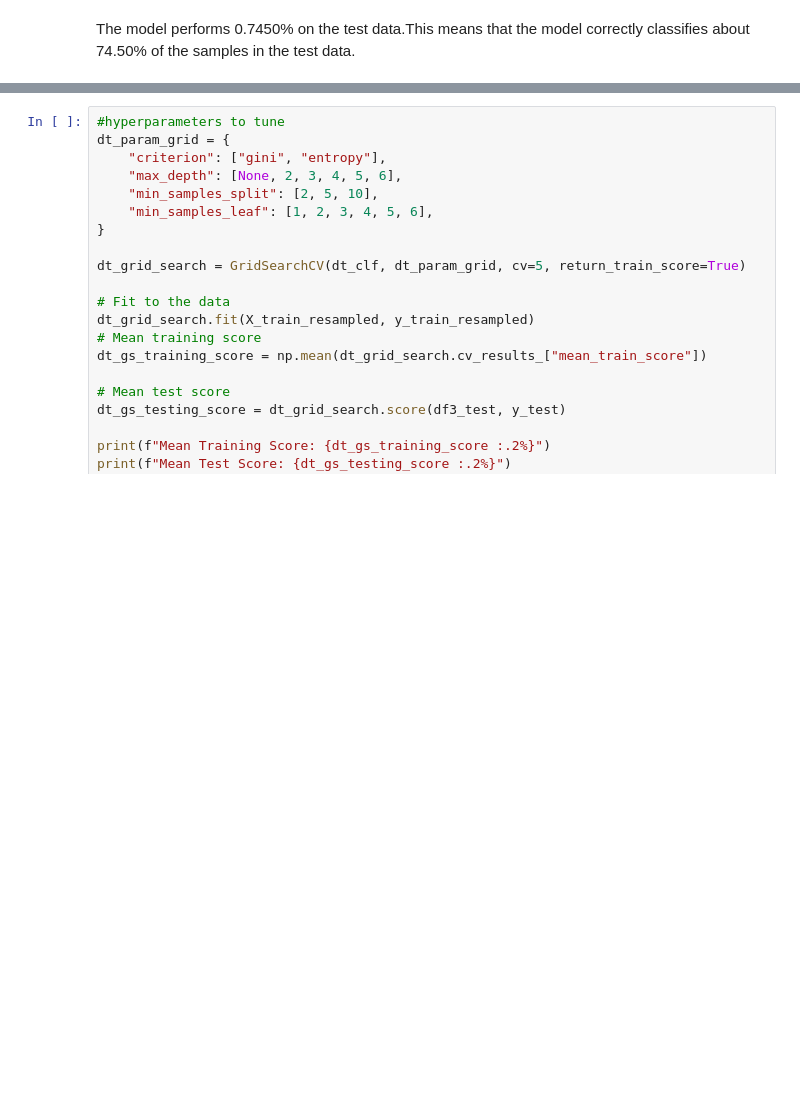
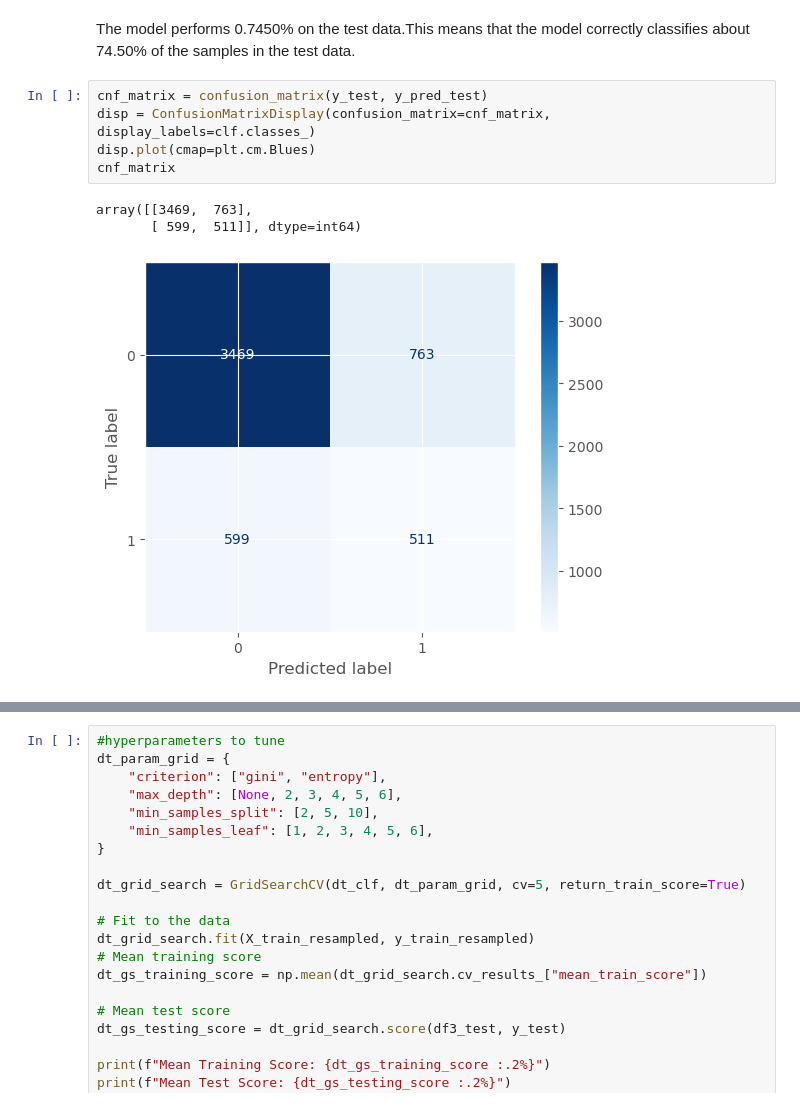
Before and after one commit to ed-gar-k/Phase-3-project-DSC, a Jupyter notebook: project.ipynb, the cells around one changed output, grey strips where cells are left out. Drawn from its saved outputs; the diff is of its cells as text; blank space fills up the shorter version.

```diff
--- a/project.ipynb
+++ b/project.ipynb
@@ -560,3 +568,12 @@ print("Test Accuracy:", test_accuracy)
 Test Accuracy: 0.7450393111194309
 # %% [markdown]
 The model performs 0.7450% on the test data.This means that the model correctly classifies about 74.50% of the samples in the test data.
+# %%
+cnf_matrix = confusion_matrix(y_test, y_pred_test)
+disp = ConfusionMatrixDisplay(confusion_matrix=cnf_matrix, display_labels=clf.classes_)
+disp.plot(cmap=plt.cm.Blues)
+cnf_matrix
+# %% [output]
+array([[3469,  763],
+       [ 599,  511]], dtype=int64)
+[figure, added]
```
Also changed, not shown: parts of 23 cells of this notebook, 2 other files.
